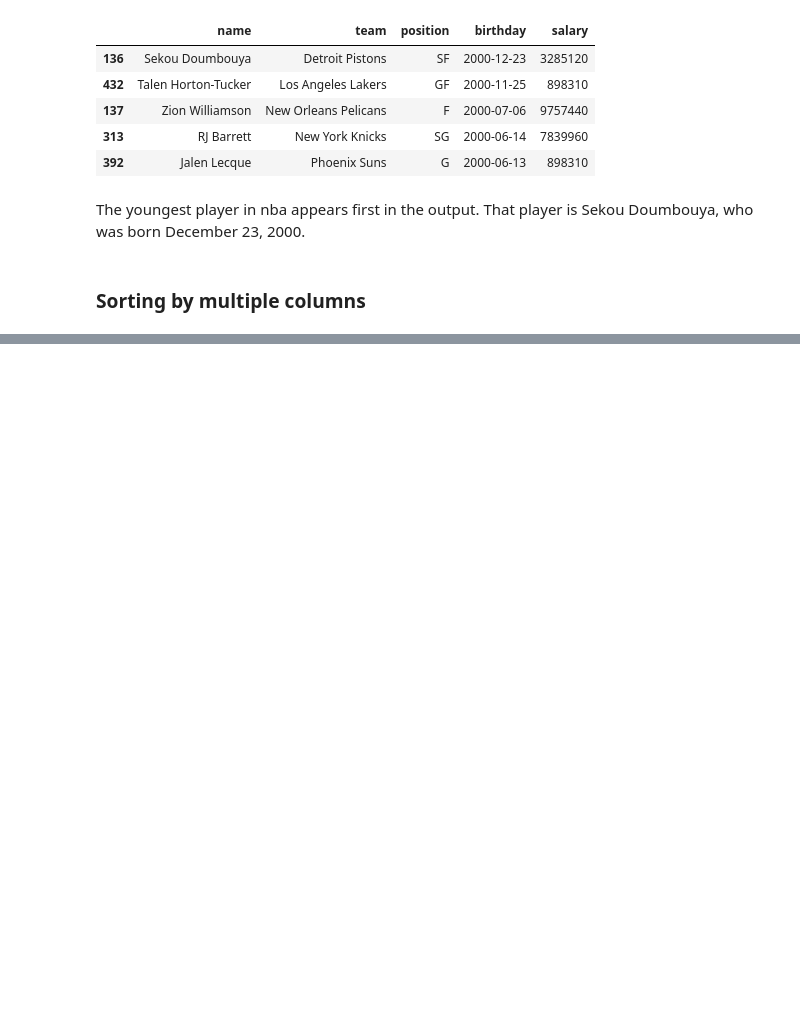
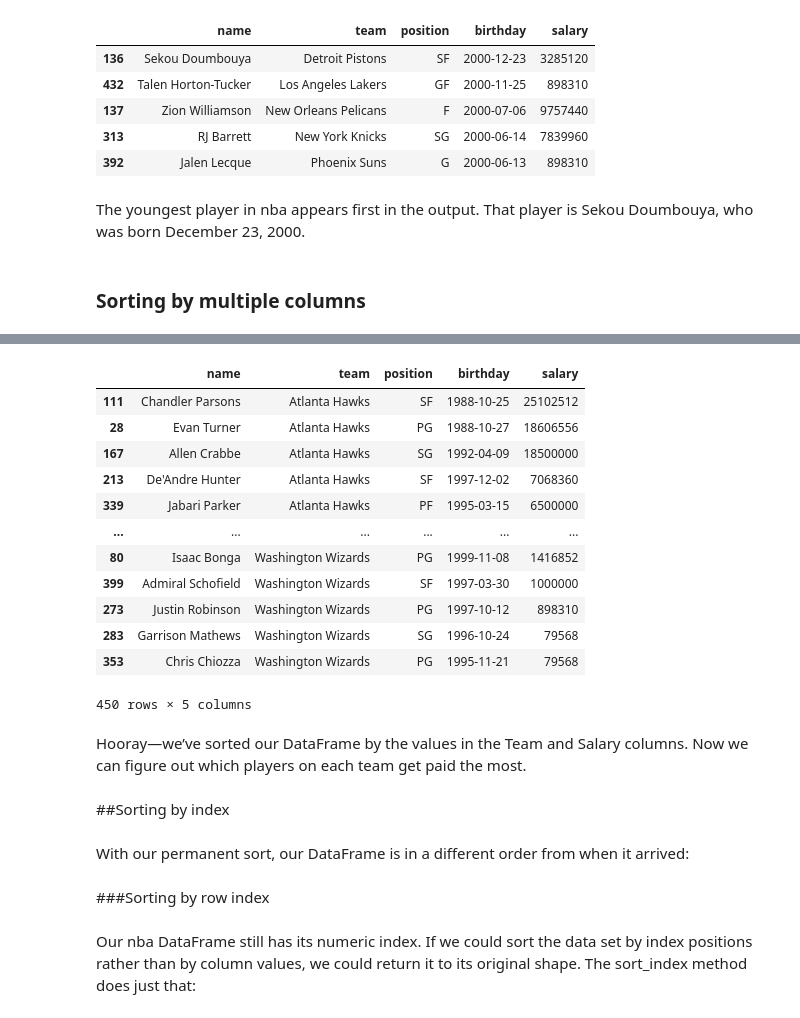
Before and after one commit to Sunday-Okey/Pandas_Lesson_Colab, a Jupyter notebook: DataFrame_Object.ipynb, the cells around one changed output, grey strips where cells are left out. Drawn from its saved outputs; the diff is of its cells as text; code cells hidden in the pictures; blank space fills up the shorter version.

```diff
--- a/DataFrame_Object.ipynb
+++ b/DataFrame_Object.ipynb
@@ -468,0 +527,26 @@ The youngest player in nba appears first in the output. That player is Sekou Dou
+# %%
+nba
+# %% [output]
+|  | name | team | position | birthday | salary |
+| 111 | Chandler Parsons | Atlanta Hawks | SF | 1988-10-25 | 25102512 |
+| 28 | Evan Turner | Atlanta Hawks | PG | 1988-10-27 | 18606556 |
+| 167 | Allen Crabbe | Atlanta Hawks | SG | 1992-04-09 | 18500000 |
+| 213 | De'Andre Hunter | Atlanta Hawks | SF | 1997-12-02 | 7068360 |
+| 339 | Jabari Parker | Atlanta Hawks | PF | 1995-03-15 | 6500000 |
+| ... | ... | ... | ... | ... | ... |
+| 80 | Isaac Bonga | Washington Wizards | PG | 1999-11-08 | 1416852 |
+| 399 | Admiral Schofield | Washington Wizards | SF | 1997-03-30 | 1000000 |
+| 273 | Justin Robinson | Washington Wizards | PG | 1997-10-12 | 898310 |
+| 283 | Garrison Mathews | Washington Wizards | SG | 1996-10-24 | 79568 |
+| 353 | Chris Chiozza | Washington Wizards | PG | 1995-11-21 | 79568 |
+450 rows × 5 columns
+# %% [markdown]
+Hooray—we’ve sorted our DataFrame by the values in the Team and Salary columns. Now we can figure out which players on each team get paid the most.
+# %% [markdown]
+##Sorting by index
+# %% [markdown]
+With our permanent sort, our DataFrame is in a different order from when it arrived:
+# %% [markdown]
+###Sorting by row index
+# %% [markdown]
+Our nba DataFrame still has its numeric index. If we could sort the data set by index positions rather than by column values, we could return it to its original shape. The sort_index method does just that:
```
Also changed, not shown: parts of 158 cells of this notebook.
